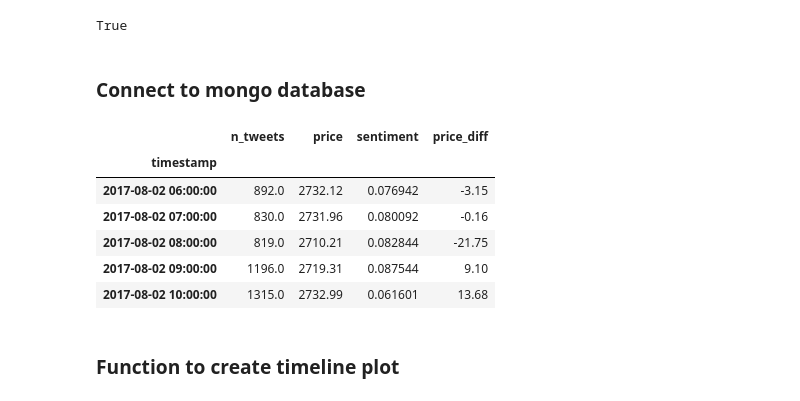
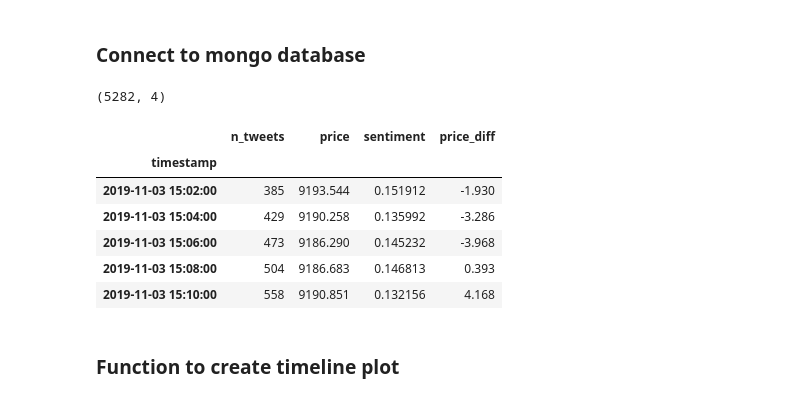
Before and after one commit to Wolfpack-Inc/data-engineering, a Jupyter notebook: machine-learning/keras-training.ipynb, the cells around one changed output. Drawn from its saved outputs; the diff is of its cells as text; code cells hidden in the pictures.

```diff
--- a/machine-learning/keras-training.ipynb
+++ b/machine-learning/keras-training.ipynb
@@ -36,37 +36,38 @@ logging.disable(logging.WARNING)
 os.environ["TF_CPP_MIN_LOG_LEVEL"] = "3"
 # %%
 sns.set(rc={'figure.figsize':(18, 4)})
-# %%
-is_gpu_available()
-# %% [output]
-True
 # %% [markdown]
 ### Connect to mongo database
 # %%
 # Mongo client
 client = MongoClient('mongodb://165.22.199.122:27017')
 db = client.processed
-data = db.external
+data = db.internal
 # %%
 # Load the data
 df= (pd.DataFrame(list(data.find()))
-    .drop('_id', 1)
+    .drop(['_id', 'window'], 1)
     .set_index('timestamp')
     .sort_index()
     .dropna())
 
 df['price_diff'] = df['price'].diff()
 df = df.dropna()
+df = df[df['price_diff'].abs() < 40]
+df = df[df['n_tweets'] >= 190]
+df = df.iloc[5:-5]
 
+print(df.shape)
 df.head()
 # %% [output]
+(5282, 4)
 |  | n_tweets | price | sentiment | price_diff |
 | timestamp |  |  |  |  |
-| 2017-08-02 06:00:00 | 892.0 | 2732.12 | 0.076942 | -3.15 |
-| 2017-08-02 07:00:00 | 830.0 | 2731.96 | 0.080092 | -0.16 |
-| 2017-08-02 08:00:00 | 819.0 | 2710.21 | 0.082844 | -21.75 |
-| 2017-08-02 09:00:00 | 1196.0 | 2719.31 | 0.087544 | 9.10 |
-| 2017-08-02 10:00:00 | 1315.0 | 2732.99 | 0.061601 | 13.68 |
+| 2019-11-03 15:02:00 | 385 | 9193.544 | 0.151912 | -1.930 |
+| 2019-11-03 15:04:00 | 429 | 9190.258 | 0.135992 | -3.286 |
+| 2019-11-03 15:06:00 | 473 | 9186.290 | 0.145232 | -3.968 |
+| 2019-11-03 15:08:00 | 504 | 9186.683 | 0.146813 | 0.393 |
+| 2019-11-03 15:10:00 | 558 | 9190.851 | 0.132156 | 4.168 |
 # %% [markdown]
 ### Function to create timeline plot
 # %%
```
Also changed, not shown: parts of 17 cells of this notebook, 8 other files.
